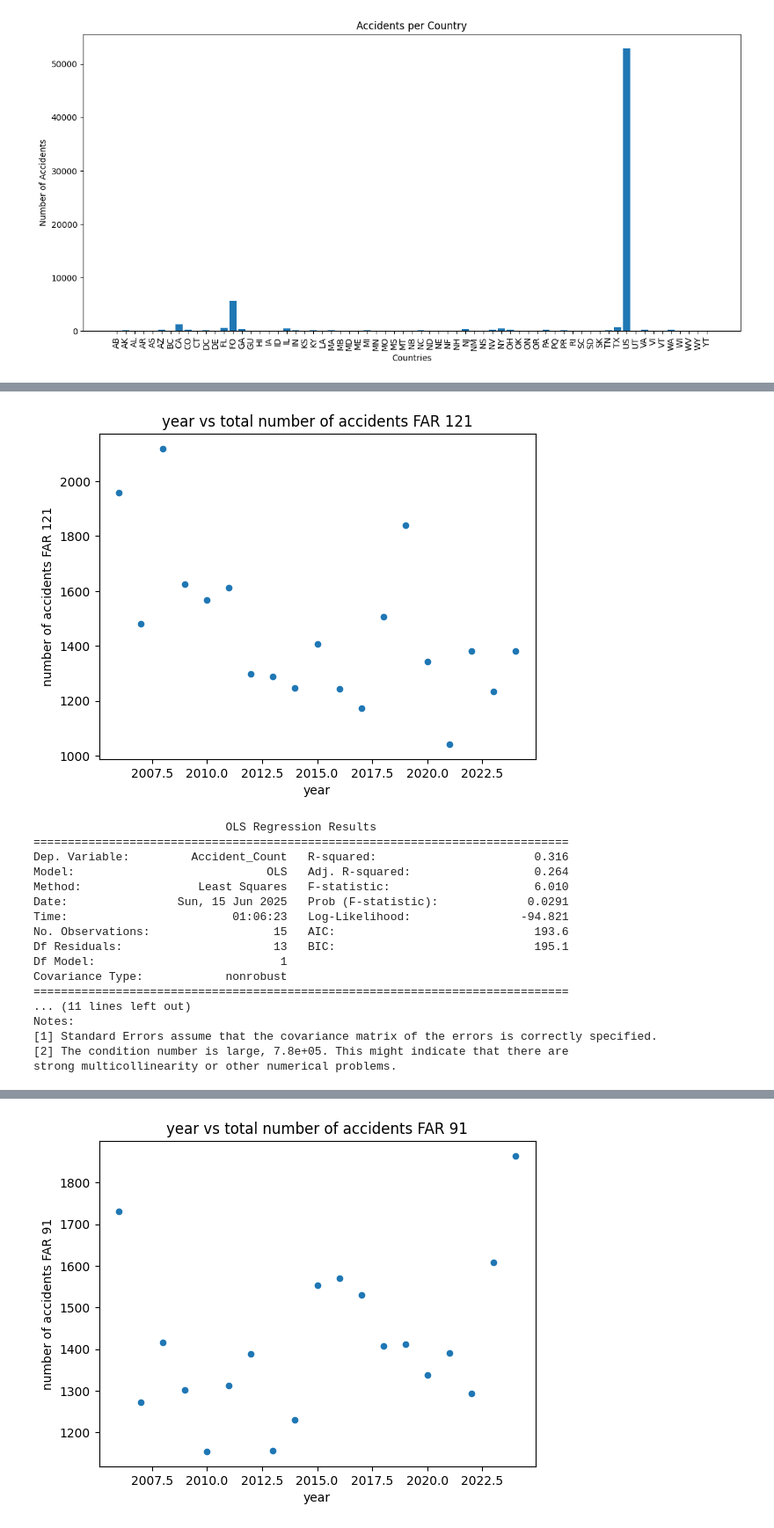
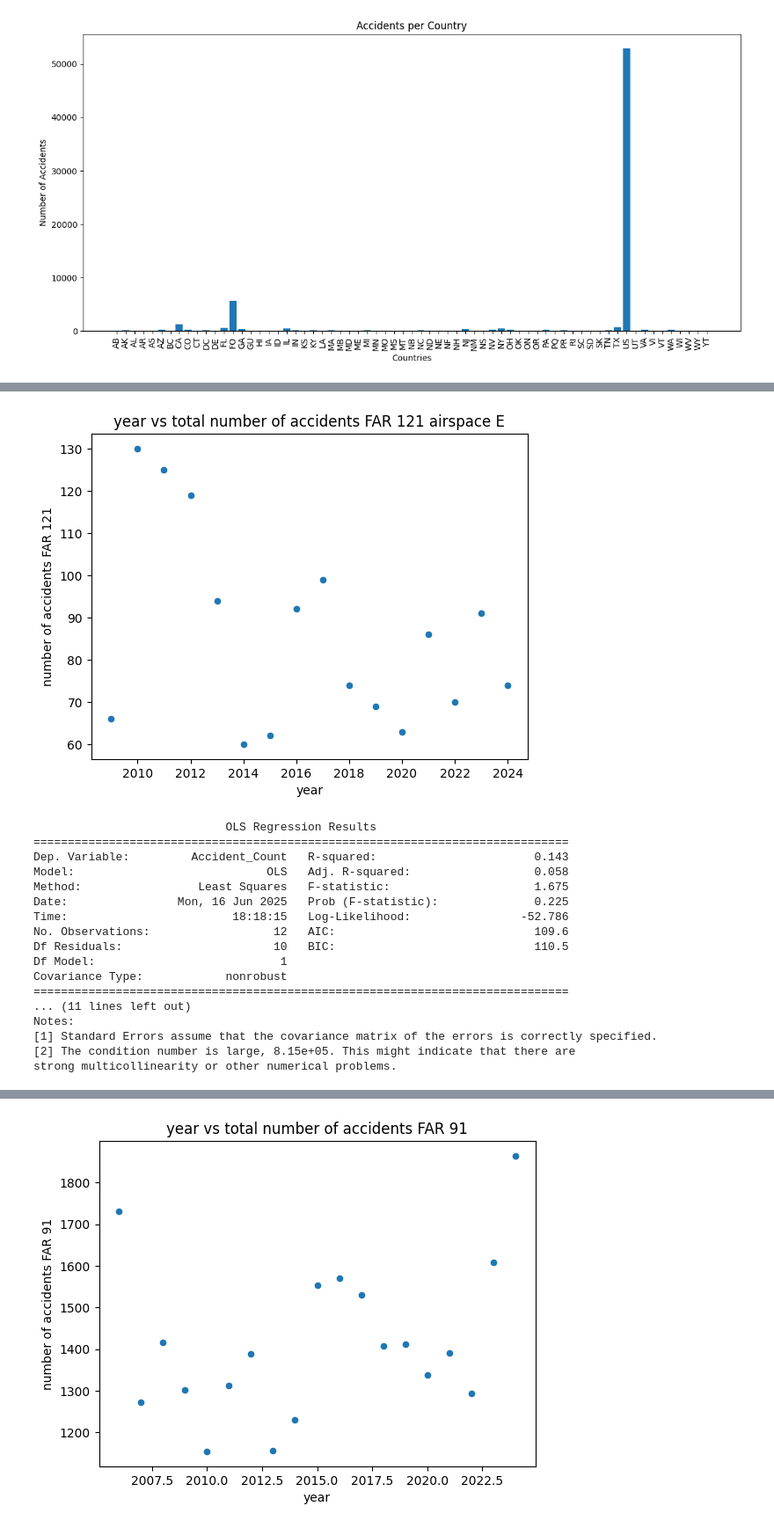
Before and after one commit to terryljh/aviation2, a Jupyter notebook: asrs linear model2.ipynb, the cells around one changed output, grey strips where cells are left out. Shown at 88% size. Saved outputs shown, nothing was run; the diff lists cells and outputs as text; code cells hidden in the pictures.

```diff
--- a/asrs linear model2.ipynb
+++ b/asrs linear model2.ipynb
@@ -367,4 +669,5 @@ strong multicollinearity or other numerical problems.
 # %%
+#this cell is copied 5-6 times to show all the different airspaces
 dfsubset2 = dfsubset[(dfsubset['Date']//100 >= 2006) & (dfsubset['Date']//100 <= 2024)]
 
 dfsubset2 = dfsubset2[dfsubset2['Operating Under FAR Part'] == 'Part 121']
@@ -387,55 +690,55 @@ dfsubset2 = dfsubset2[dfsubset2['Operating Under FAR Part'] == 'Part 121']
 #dfsubset2 = dfsubset2[dfsubset2['Light'] == 'Daylight']
 
 #dfsubset2 = dfsubset[(dfsubset['Date']//100 >= 2006) & (dfsubset['Date']//100 <= 2024)]
-#dfsubset2 = dfsubset2[dfsubset2['Airspace'] == 'Class E ZZZ']
-dfsubset2 = dfsubset2[dfsubset2['Airspace'].isna()]
+dfsubset2 = dfsubset2[dfsubset2['Airspace'] == 'Class E ZZZ']
+#dfsubset2 = dfsubset2[dfsubset2['Airspace'].isna()]
 
 yearly_counts = dfsubset2.groupby(dfsubset2['Date']//100).size().reset_index(name='Accident_Count')
 yearly_counts.plot.scatter(x='Date', y='Accident_Count')
-plt.title('year vs total number of accidents FAR 121')
+plt.title('year vs total number of accidents FAR 121 airspace E')
 plt.xlabel('year')
 plt.ylabel('number of accidents FAR 121')
 plt.show()
 
 from sklearn.model_selection import train_test_split
 
 X, y = yearly_counts[['Date']], yearly_counts['Accident_Count']
 
 X_train, X_test, y_train, y_test = train_test_split(
 
     X, y, test_size=0.2, random_state=945)
 
 from sklearn.linear_model import LinearRegression
 slryearly = LinearRegression()
 slryearly.fit(X_train,y_train)
 
 #re-doing the above with sm so we can use model summary
 #decreasing trend but unreliable p-value
 import statsmodels.api as sm
 yearly_counts = dfsubset2.groupby(dfsubset2['Date']//100).size().reset_index(name='Accident_Count')
 yearly_counts.rename(columns={yearly_counts.columns[0]: 'Year'}, inplace=True)
 X = sm.add_constant(yearly_counts['Year'])
 y = yearly_counts['Accident_Count']
 X_train, X_test, y_train, y_test = train_test_split(
 X, y, test_size=0.2, random_state=945)
 model = sm.OLS(y_train, X_train).fit()
 print(model.summary())
 # %% [output]
-[figure, old version]
+[figure, new version]
                             OLS Regression Results
 ==============================================================================
-Dep. Variable:         Accident_Count   R-squared:                       0.316
-Model:                            OLS   Adj. R-squared:                  0.264
-Method:                 Least Squares   F-statistic:                     6.010
-Date:                Sun, 15 Jun 2025   Prob (F-statistic):             0.0291
-Time:                        01:06:23   Log-Likelihood:                -94.821
-No. Observations:                  15   AIC:                             193.6
-Df Residuals:                      13   BIC:                             195.1
+Dep. Variable:         Accident_Count   R-squared:                       0.143
+Model:                            OLS   Adj. R-squared:                  0.058
+Method:                 Least Squares   F-statistic:                     1.675
+Date:                Mon, 16 Jun 2025   Prob (F-statistic):              0.225
+Time:                        18:18:15   Log-Likelihood:                -52.786
+No. Observations:                  12   AIC:                             109.6
+Df Residuals:                      10   BIC:                             110.5
 Df Model:                           1
 Covariance Type:            nonrobust
 ==============================================================================
 ... (11 lines left out)
 Notes:
 [1] Standard Errors assume that the covariance matrix of the errors is correctly specified.
-[2] The condition number is large, 7.8e+05. This might indicate that there are
+[2] The condition number is large, 8.15e+05. This might indicate that there are
 strong multicollinearity or other numerical problems.
```
Also changed, not shown: parts of 7 cells of this notebook.
